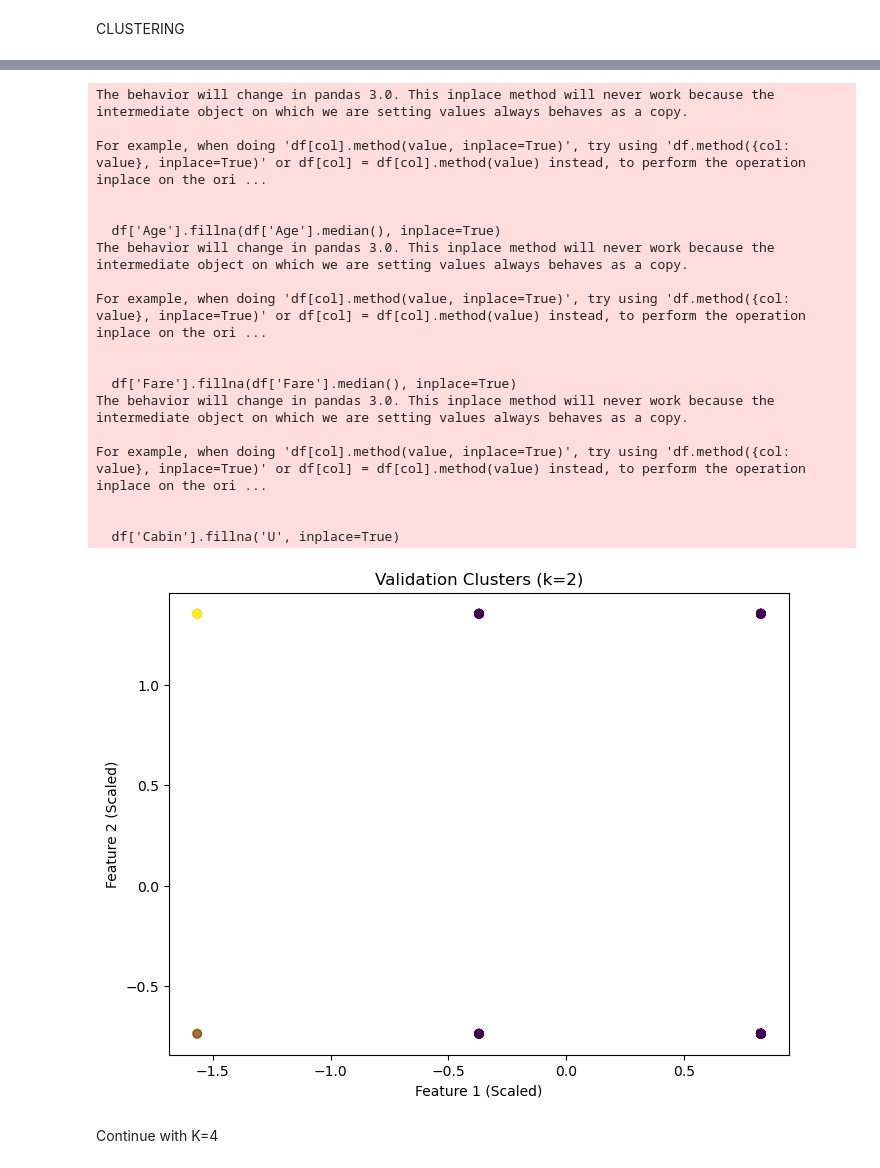
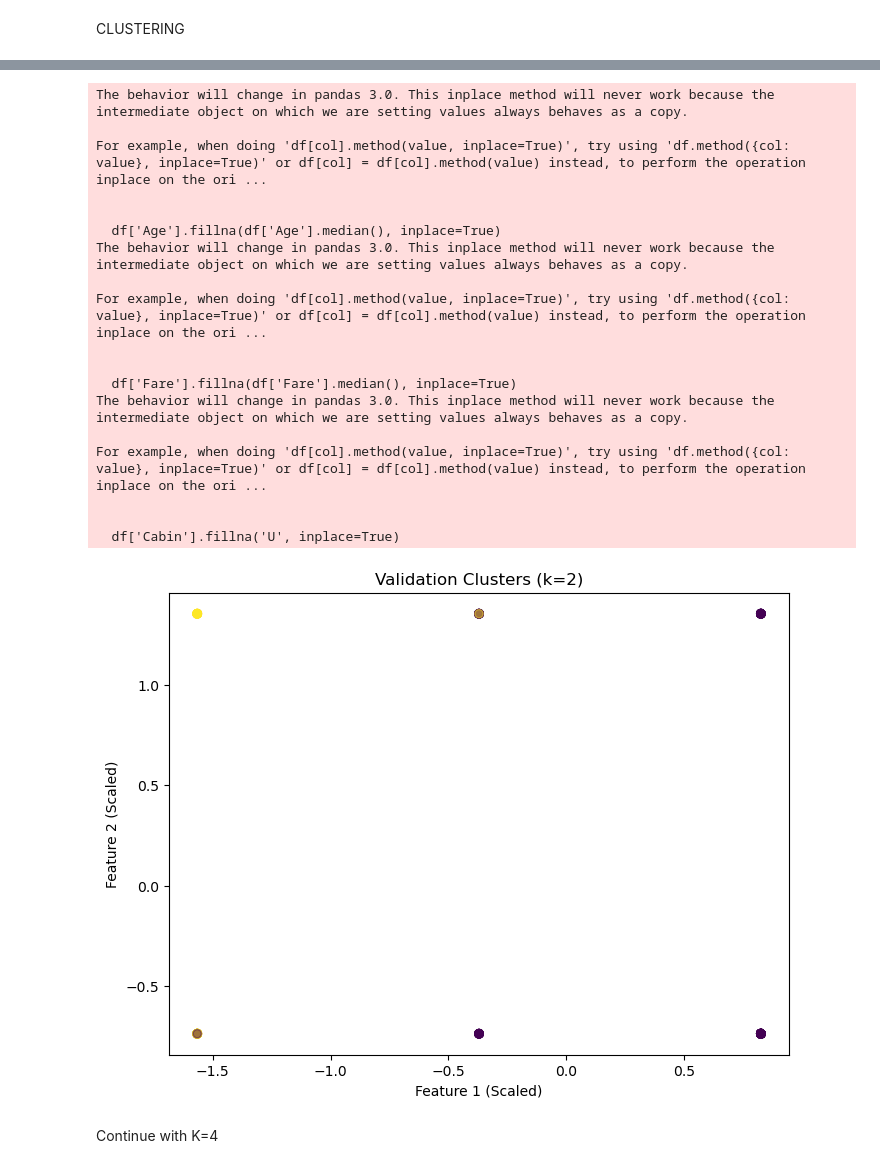
Before and after one commit to tedferris/syde543-titanic, a Jupyter notebook: sandbox/ria_sandbox.ipynb, the cells around one changed output, grey strips where cells are left out. Drawn from its saved outputs; the diff is of its cells as text; code cells hidden in the pictures.

Commit message:
updates+images

```diff
--- a/sandbox/ria_sandbox.ipynb
+++ b/sandbox/ria_sandbox.ipynb
@@ -546,7 +491,6 @@ Accuracy for Class 3 Female: 0.6071
 # %% [markdown]
 CLUSTERING
 # %%
-# Import required libraries
 import pandas as pd
 import numpy as np
 from sklearn.cluster import KMeans
@@ -555,11 +499,9 @@ from sklearn.metrics import confusion_matrix, accuracy_score
 from sklearn.model_selection import train_test_split
 import matplotlib.pyplot as plt
 
-# Load and preprocess the dataset
 file_path = '/Users/rianarang/Desktop/Programming/syde543-titanic/Titanic-Dataset.csv'
 df = pd.read_csv(file_path)
 
-# Preprocessing
 df['Age'].fillna(df['Age'].median(), inplace=True)
 df['Fare'].fillna(df['Fare'].median(), inplace=True)
 df['Cabin'].fillna('U', inplace=True)
@@ -571,48 +513,36 @@ df['FamilySize'] = df['SibSp'] + df['Parch'] + 1
 df['Title'] = df['Title'].replace(['Mlle', 'Ms', 'Mme'], 'Miss')
 df['Title'] = df['Title'].replace(['Dr', 'Rev', 'Col', 'Major', 'Capt', 'Don', 'Jonkheer'], 'Other')
 df['Title'] = df['Title'].astype('category').cat.codes
-df['Sex_Pclass'] = df['Sex'] * df['Pclass']
+df['Sex_Pclass'] = df['Pclass'] * (df['Sex'].replace({0: -1, 1: 1}))
 
-# Features for clustering
 features = ['Pclass', 'Sex', 'Age', 'Fare', 'Cabin', 'FamilySize', 'Sex_Pclass']
 X = df[features]
 y = df['Survived']
 
-# Scale numerical features
 scaler = StandardScaler()
 X_scaled = scaler.fit_transform(X)
 
-# Train-validation split
 X_train, X_val, y_train, y_val = train_test_split(X_scaled, y, test_size=0.2, random_state=42, stratify=y)
 
-# Function to evaluate clustering
 def evaluate_clustering(k, X, y_true):
-    # K-Means clustering
     kmeans = KMeans(n_clusters=k, random_state=42)
     cluster_labels = kmeans.fit_predict(X)
 
-    # Confusion matrix
     cm = confusion_matrix(y_true, cluster_labels)
     cluster_to_class = {}
 
-    # Dynamically adjust rows for unique ground truth labels
     unique_classes = [f"Ground Truth {cls}" for cls in np.unique(y_true)]
 
-    # Map clusters to ground truth classes
     for cluster in range(k):
         most_common_class = np.argmax(cm[:, cluster])
         cluster_to_class[cluster] = most_common_class
 
-    # Map predicted clusters to the corresponding classes
     y_pred = [cluster_to_class[label] for label in cluster_labels]
 
-    # Recalculate confusion matrix with remapped clusters
     cm_remapped = confusion_matrix(y_true, y_pred)
 
-    # Accuracy
     acc = accuracy_score(y_true, y_pred)
 
-    # Print results
     print(f"\nClustering Results for k={k}:")
     print("Confusion Matrix:")
     print(pd.DataFrame(cm_remapped, index=unique_classes, columns=["Predicted 0", "Predicted 1"]))
@@ -620,11 +550,9 @@ def evaluate_clustering(k, X, y_true):
 
     return kmeans, y_pred
 
-# Compare k=2 to other values (e.g., k=3, 4) on validation data
 for k in [2, 3, 4]:
     evaluate_clustering(k, X_val, y_val)
 
-# Visualize Clusters for k=2 (2D Projection)
 def visualize_clusters(X, y_pred, title="K-Means Clusters"):
     plt.figure(figsize=(8, 6))
     plt.scatter(X[:, 0], X[:, 1], c=y_pred, cmap='viridis', alpha=0.5)
@@ -633,7 +561,6 @@ def visualize_clusters(X, y_pred, title="K-Means Clusters"):
     plt.ylabel("Feature 2 (Scaled)")
     plt.show()
 
-# Visualize the validation clusters for k=2
 kmeans_model, y_pred = evaluate_clustering(2, X_val, y_val)
 visualize_clusters(X_val, kmeans_model.labels_, title="Validation Clusters (k=2)")
 # %% [output]
@@ -657,22 +584,22 @@ Accuracy: 0.6313
 The behavior will change in pandas 3.0. This inplace method will never work because the intermediate object on which we are setting values always behaves as a copy.
 
 For example, when doing 'df[col].method(value, inplace=True)', try using 'df.method({col: value}, inplace=True)' or df[col] = df[col].method(value) instead, to perform the operation inplace on the ori ...
 
 
   df['Age'].fillna(df['Age'].median(), inplace=True)
 The behavior will change in pandas 3.0. This inplace method will never work because the intermediate object on which we are setting values always behaves as a copy.
 
 For example, when doing 'df[col].method(value, inplace=True)', try using 'df.method({col: value}, inplace=True)' or df[col] = df[col].method(value) instead, to perform the operation inplace on the ori ...
 
 
   df['Fare'].fillna(df['Fare'].median(), inplace=True)
 The behavior will change in pandas 3.0. This inplace method will never work because the intermediate object on which we are setting values always behaves as a copy.
 
 For example, when doing 'df[col].method(value, inplace=True)', try using 'df.method({col: value}, inplace=True)' or df[col] = df[col].method(value) instead, to perform the operation inplace on the ori ...
 
 
   df['Cabin'].fillna('U', inplace=True)
-[figure, old version]
+[figure, new version]
 # %% [markdown]
 Continue with K=4
 # %%
```
Also changed, not shown: parts of 9 cells of this notebook, 6 other files.
